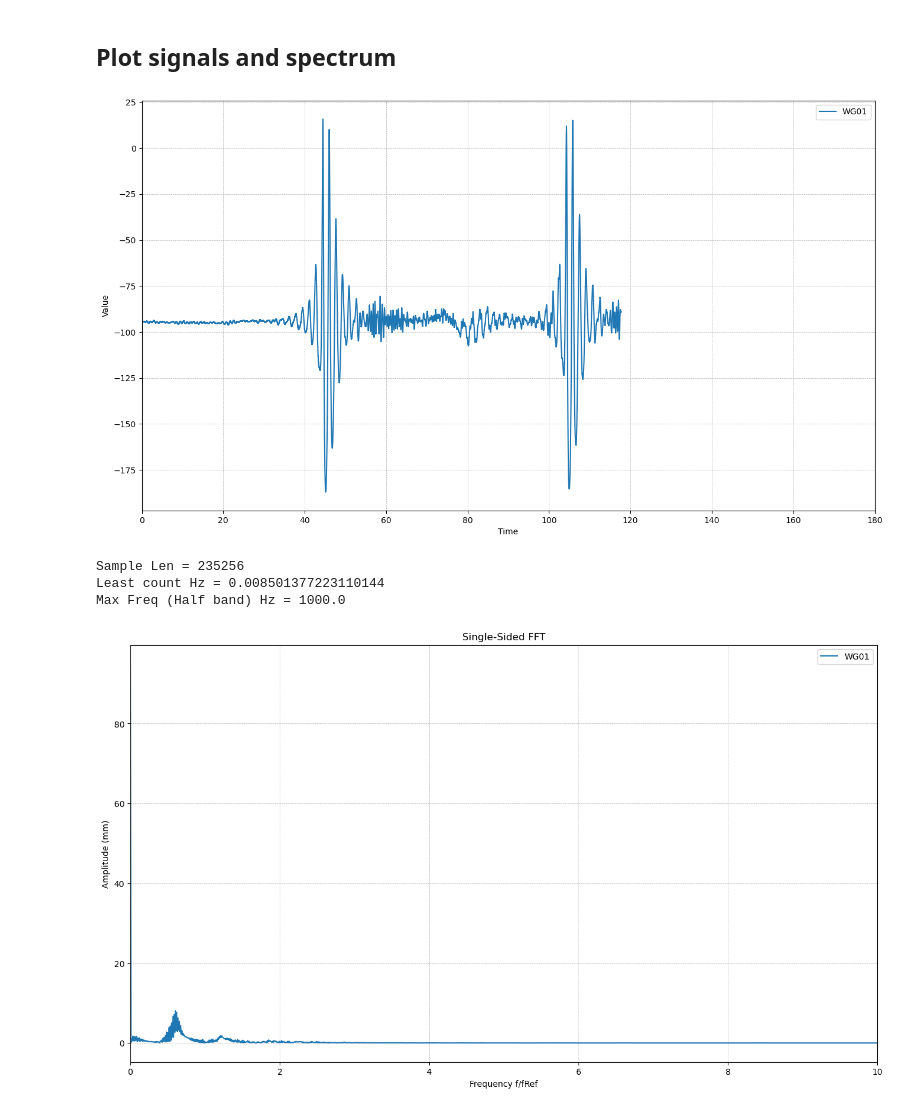
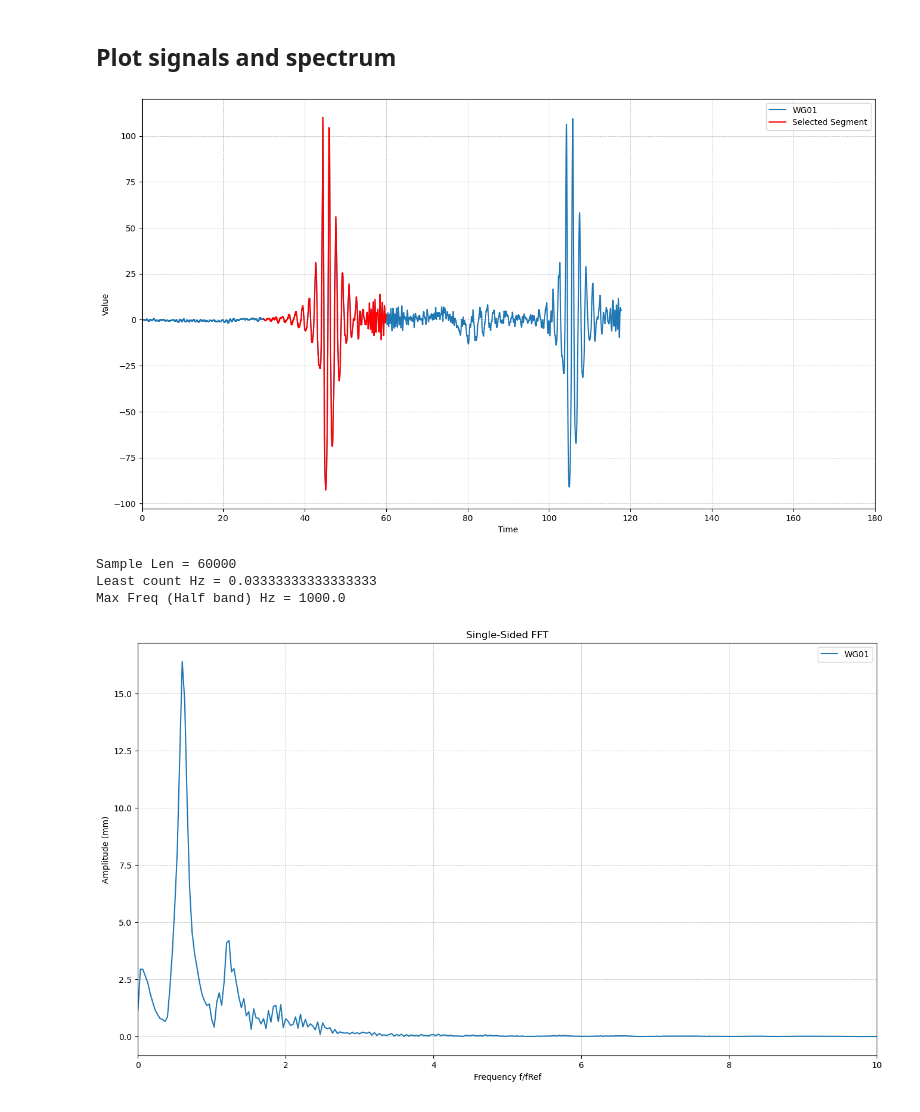
Before and after one commit to CMOE-TUDelft/SkyBoxAnalysis, a Jupyter notebook: python/scripts/plotSpec.ipynb, the cells around one changed output. Saved outputs shown, nothing was run; the diff lists cells and outputs as text; code cells hidden in the pictures.

Commit message:
Added postprocessing functions for setting zeros (tare) for all or each  probe signal.

```diff
--- a/python/scripts/plotSpec.ipynb
+++ b/python/scripts/plotSpec.ipynb
@@ -10,8 +11,7 @@ import skyboxdatapy as skb
 ## Function to plot and format spectrum
 # %%
 def getSpec(wg, fs, ax, xlim, lbl, fRef=1):
-    wv_ele = wg
-    fHalf, fAmp, fS = skb.spec.get_single_sided_spectrum(wv_ele, fs)
+    fHalf, fAmp, fS = skb.spec.get_single_sided_spectrum(wg, fs)
 
 
     ax.plot(fHalf/fRef, fAmp, label=lbl)
@@ -112,0 +115,4 @@ Data variables: (12/18)
+# %%
+ds = skb.postprocess.set_all_probe_tare(ds, start_time=0, end_time=0.5)
+
+pprint(ds.attrs['tare_values'])
@@ -115,29 +139,32 @@ Data variables: (12/18)
 # %%
 xmin = 0
 xmax = 180
 
+dsub = ds.sel(Time=slice(30, 60))
 
 # Plot
 plt.figure(figsize=(16,9))
-plt.plot(ds['Time'], ds['WG01'], linestyle='-', label="WG01")
+# plt.plot(ds['Time'], ds['WG01'], linestyle='-', label="WG01")
+ds['WG01'].plot(linestyle='-', label="WG01")
+dsub['WG01'].plot(color='red', linestyle='-', label="Selected Segment")
 plt.xlabel("Time")
 plt.ylabel("Value")
 # plt.yticks(range(0,150,2))
 plt.xlim(xmin, xmax)
 # plt.ylim(ymin, ymax)
 plt.grid(True, which='both', linestyle='--', linewidth=0.5)
 plt.legend()
 plt.show()
 
 # Plot spectrum
 fig, ax = plt.subplots(figsize=(16,9))
 xlim = (0, 10)
-getSpec(ds['WG01'], fSampling, ax, xlim, "WG01")
+getSpec(dsub['WG01'], fSampling, ax, xlim, "WG01")
 
 pass
 # %% [output]
-[figure, old version]
+[figure, new version]
-Sample Len = 235256
-Least count Hz = 0.008501377223110144
+Sample Len = 60000
+Least count Hz = 0.03333333333333333
 Max Freq (Half band) Hz = 1000.0
-[figure, old version]
+[figure, new version]
```
Also changed, not shown: parts of 5 cells of this notebook, 4 other files.
